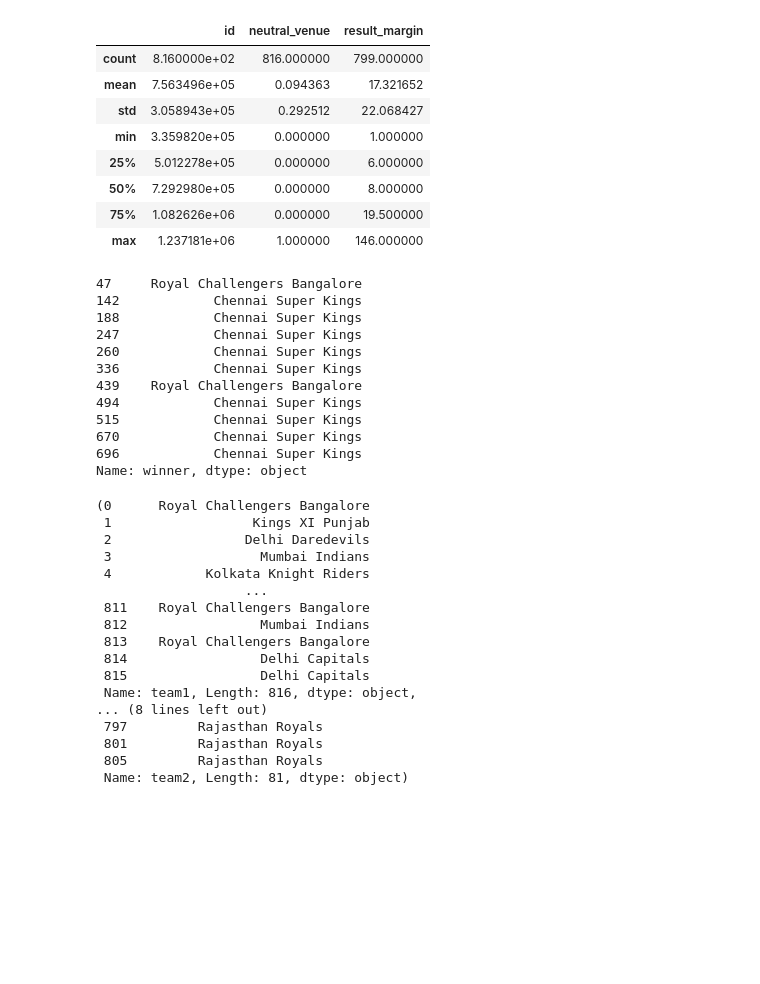
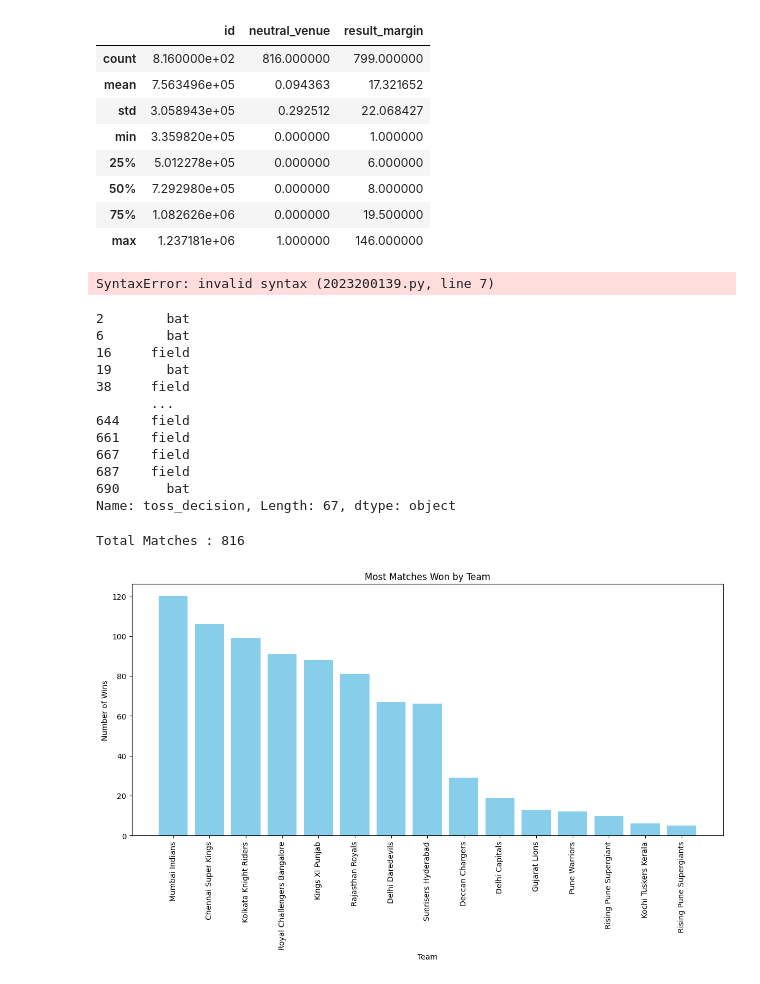
Before and after one commit to SivanandhiniChandrasekar/Python-, a Jupyter notebook: Day-05/matplotlib.ipynb, the cells around one changed output. Cells and saved outputs as stored; diff of their text form; code cells hidden in the pictures; blank space fills up the shorter version.

```diff
--- a/Day-05/matplotlib.ipynb
+++ b/Day-05/matplotlib.ipynb
@@ -125,37 +125,43 @@ df.describe()
 | 75% | 1.082626e+06 | 0.000000 | 19.500000 |
 | max | 1.237181e+06 | 1.000000 | 146.000000 |
 # %%
-df.winner [(df.team1 == 'Chennai Super Kings') & (df.team2 == 'Royal Challengers Bangalore')]
+data = df.winner [(df.team1 == 'Chennai Super Kings') & (df.team2 == 'Royal Challengers Bangalore')]
+data2 = df.date [(df.team1 == 'Chennai Super Kings') & (df.team2 == 'Royal Challengers Bangalore')]
+# plt.bar(data,data2,marker = "*",linestyle ="-",color = 'red')
+# plt.xlabel("Team Name")
+# plt.ylabel("Date of Match")
+# plt.title("Match between CSK and RCB")
+plt.figure(figsize=(12,6)) plt.plot(data['date'], data['winner'], marker="*", linestyle="-", color="red") plt.xlabel("Date of Match") plt.ylabel("Winning Team") plt.title("CSK vs RCB Match Outcomes") plt.xticks(rotation=45
 # %% [output]
-47     Royal Challengers Bangalore
-142            Chennai Super Kings
-188            Chennai Super Kings
-247            Chennai Super Kings
-260            Chennai Super Kings
-336            Chennai Super Kings
-439    Royal Challengers Bangalore
-494            Chennai Super Kings
-515            Chennai Super Kings
-670            Chennai Super Kings
-696            Chennai Super Kings
-Name: winner, dtype: object
+SyntaxError: invalid syntax (2023200139.py, line 7)
 # %%
-df.team1, df.team2 [df.winner == 'Rajasthan Royals']
+df.toss_decision [df.winner == 'Delhi Daredevils']
 # %% [output]
-(0      Royal Challengers Bangalore
- 1                  Kings XI Punjab
- 2                 Delhi Daredevils
- 3                   Mumbai Indians
- 4            Kolkata Knight Riders
-                   ...
- 811    Royal Challengers Bangalore
- 812                 Mumbai Indians
- 813    Royal Challengers Bangalore
- 814                 Delhi Capitals
- 815                 Delhi Capitals
- Name: team1, Length: 816, dtype: object,
-... (8 lines left out)
- 797         Rajasthan Royals
- 801         Rajasthan Royals
- 805         Rajasthan Royals
- Name: team2, Length: 81, dtype: object)
+2        bat
+6        bat
+16     field
+19       bat
+38     field
+       ...
+644    field
+661    field
+667    field
+687    field
+690      bat
+Name: toss_decision, Length: 67, dtype: object
+# %%
+print("Total Matches :",df.shape[0])
+# %% [output]
+Total Matches : 816
+# %%
+wins = df['winner'].value_counts()
+
+plt.figure(figsize=(14,6))
+plt.bar(wins.index, wins.values, color='skyblue')
+plt.xlabel("Team")
+plt.ylabel("Number of Wins")
+plt.title("Most Matches Won by Team")
+plt.xticks(rotation=90)
+plt.show()
+# %% [output]
+[figure, added]
```
Also changed, not shown: parts of 5 cells of this notebook, 6 other files.
